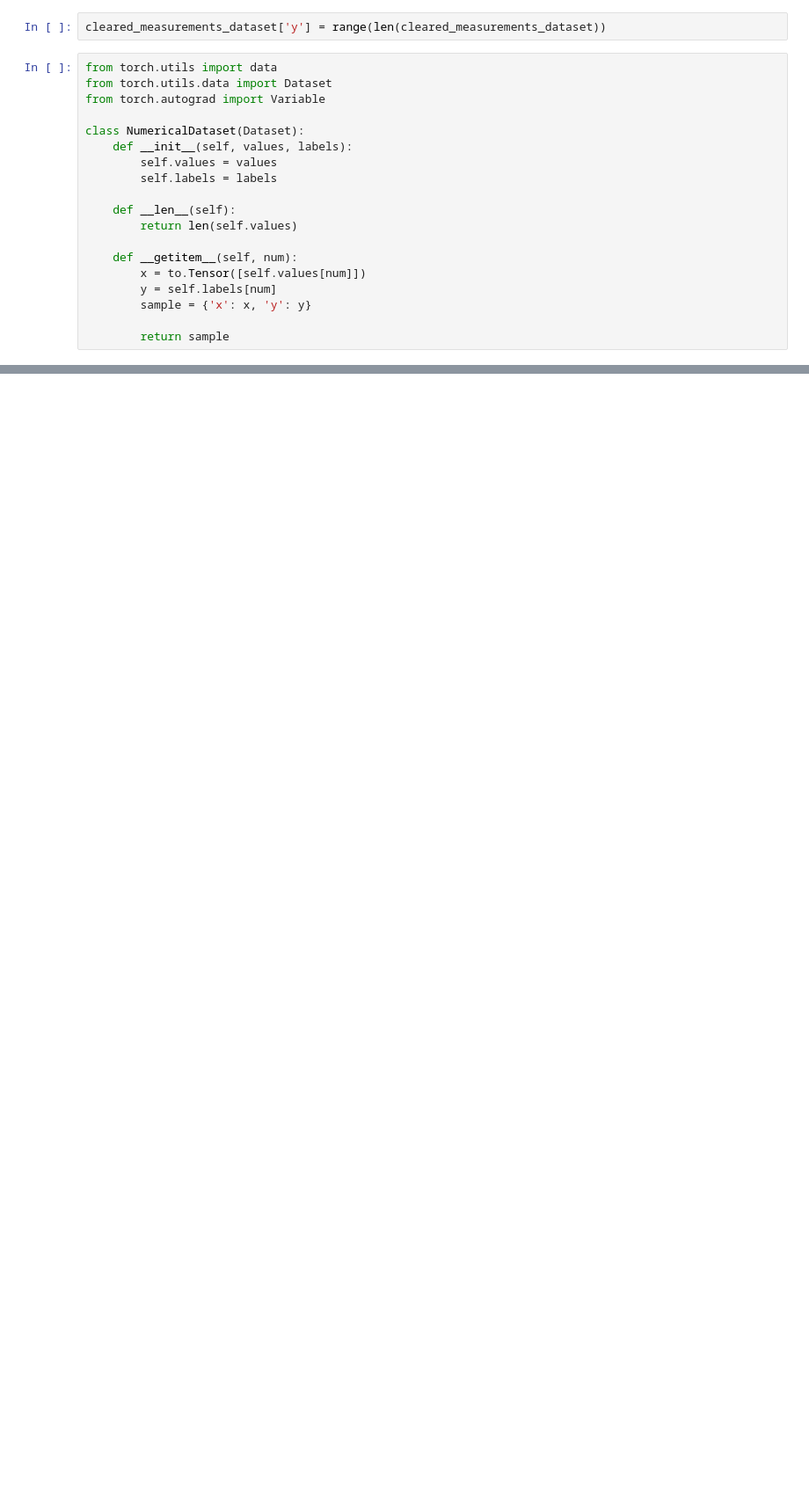
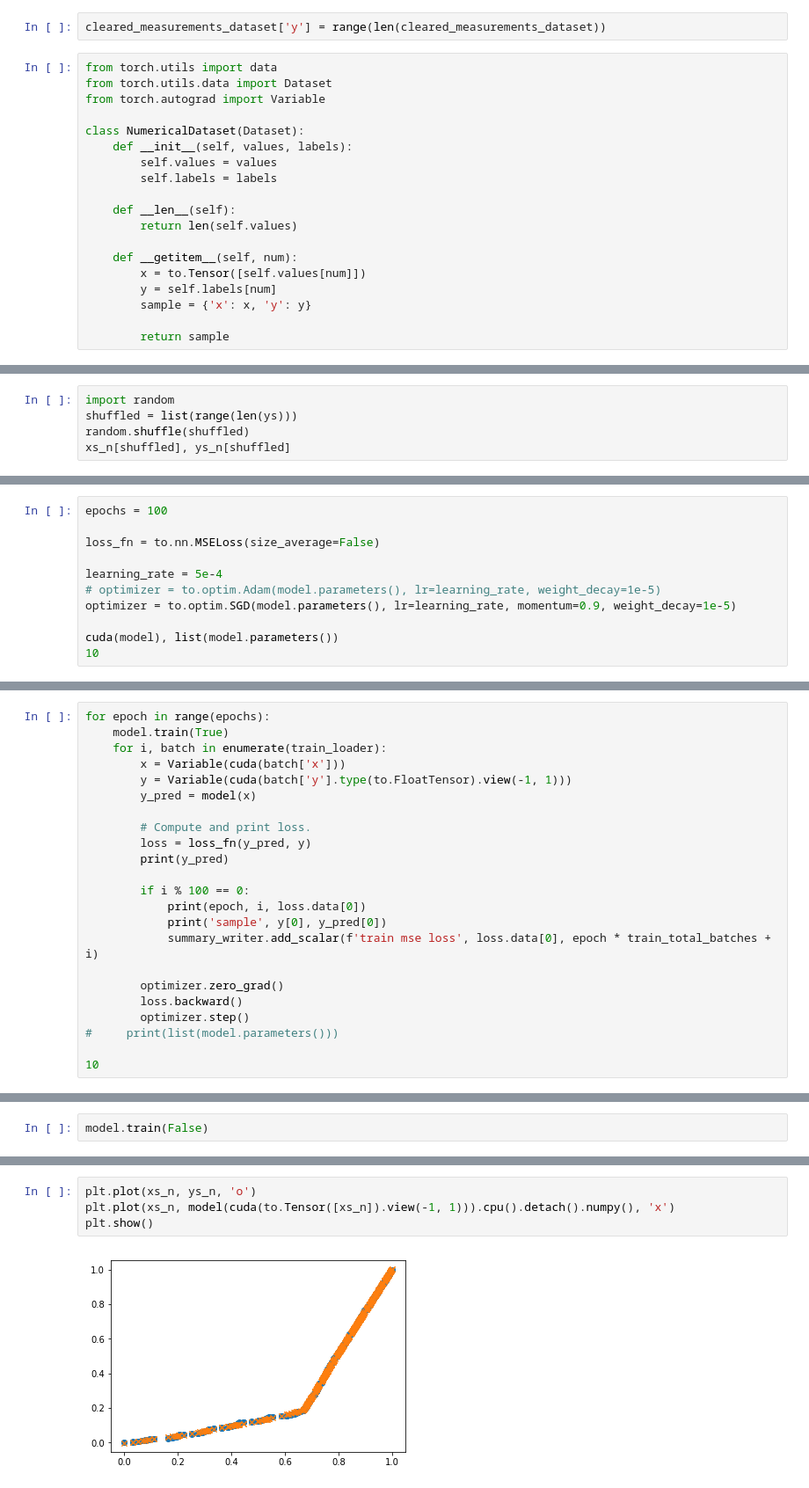
Before and after one commit to tilast/learned-indices-experiments, a Jupyter notebook: experiments/measurements-experiment.ipynb, the cells around one changed output, grey strips where cells are left out. Shown at 88% size. Drawn from its saved outputs; the diff is of its cells as text; blank space fills up the shorter version.

```diff
--- a/experiments/measurements-experiment.ipynb
+++ b/experiments/measurements-experiment.ipynb
@@ -60,0 +86,5 @@ class NumericalDataset(Dataset):
+# %%
+import random
+shuffled = list(range(len(ys)))
+random.shuffle(shuffled)
+xs_n[shuffled], ys_n[shuffled]
@@ -128,0 +134,11 @@ KeyboardInterrupt:
+# %%
+epochs = 100
+
+loss_fn = to.nn.MSELoss(size_average=False)
+
+learning_rate = 5e-4
+# optimizer = to.optim.Adam(model.parameters(), lr=learning_rate, weight_decay=1e-5)
+optimizer = to.optim.SGD(model.parameters(), lr=learning_rate, momentum=0.9, weight_decay=1e-5)
+
+cuda(model), list(model.parameters())
+10
@@ -128,0 +147,23 @@ KeyboardInterrupt:
+# %%
+for epoch in range(epochs):
+    model.train(True)
+    for i, batch in enumerate(train_loader):
+        x = Variable(cuda(batch['x']))
+        y = Variable(cuda(batch['y'].type(to.FloatTensor).view(-1, 1)))
+        y_pred = model(x)
+
+        # Compute and print loss.
+        loss = loss_fn(y_pred, y)
+        print(y_pred)
+
+        if i % 100 == 0:
+            print(epoch, i, loss.data[0])
+            print('sample', y[0], y_pred[0])
+            summary_writer.add_scalar(f'train mse loss', loss.data[0], epoch * train_total_batches + i)
+
+        optimizer.zero_grad()
+        loss.backward()
+        optimizer.step()
+#     print(list(model.parameters()))
+
+10
@@ -128,0 +205,2 @@ KeyboardInterrupt:
+# %%
+model.train(False)
@@ -128,0 +217,6 @@ KeyboardInterrupt:
+# %%
+plt.plot(xs_n, ys_n, 'o')
+plt.plot(xs_n, model(cuda(to.Tensor([xs_n]).view(-1, 1))).cpu().detach().numpy(), 'x')
+plt.show()
+# %% [output]
+[figure, added]
```
Also changed, not shown: parts of 23 cells of this notebook, 1 other file.
